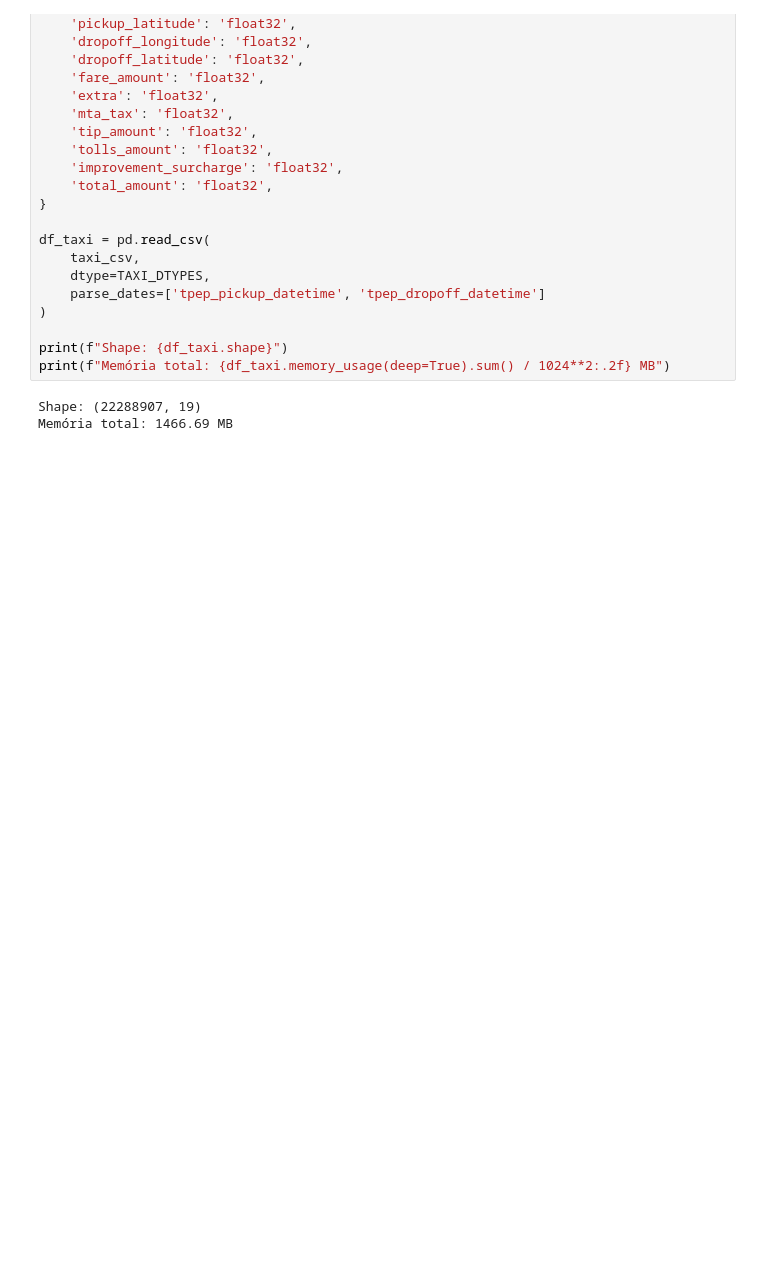
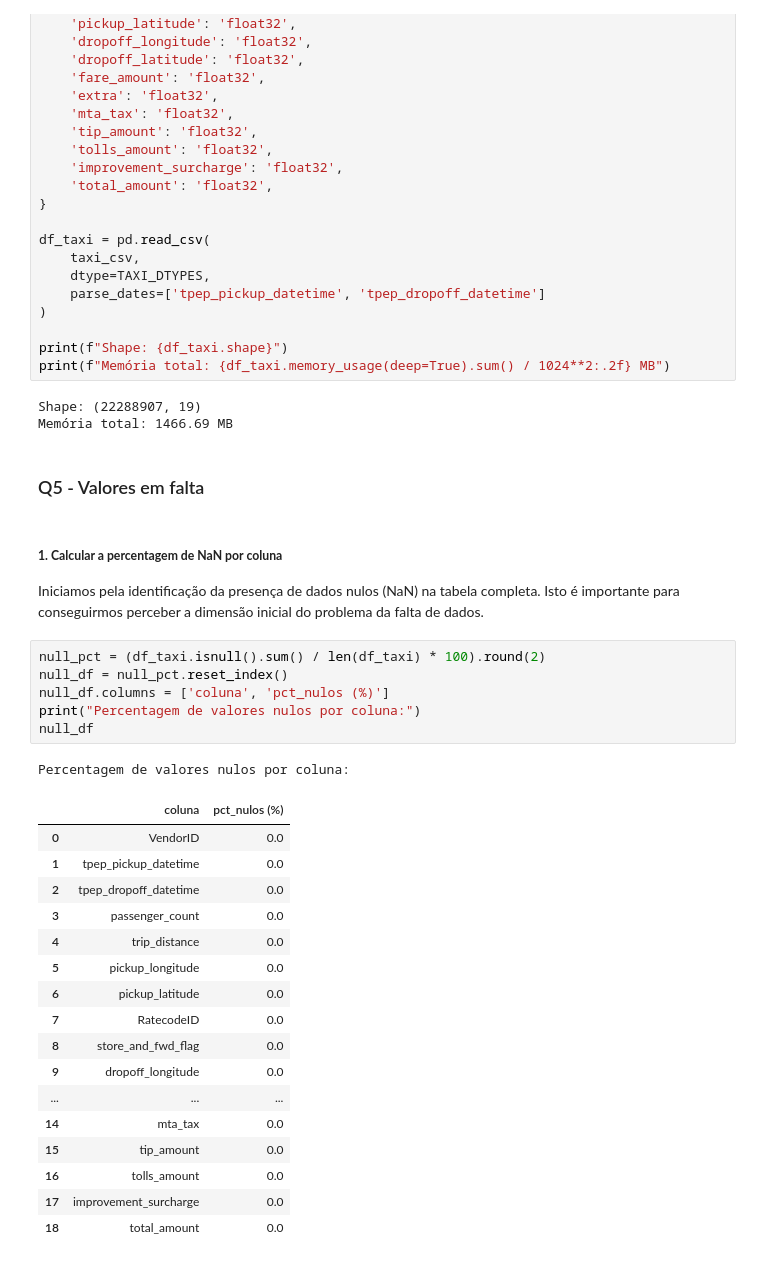
Before and after one commit to Tiago-Riscado/Cinecia_Dados_PROJ2, a Jupyter notebook: src/notebook.ipynb, the cells around one changed output. Drawn from its saved outputs; the diff is of its cells as text; blank space fills up the shorter version.

```diff
--- a/src/notebook.ipynb
+++ b/src/notebook.ipynb
@@ -517,3 +517,33 @@ print(f"Memória total: {df_taxi.memory_usage(deep=True).sum() / 1024**2:.2f} MB
 # %% [output]
 Shape: (22288907, 19)
 Memória total: 1466.69 MB
+# %% [markdown]
+### Q5 - Valores em falta
+# %% [markdown]
+#####  **1. Calcular a percentagem de NaN por coluna**
+Iniciamos pela identificação da presença de dados nulos (NaN) na tabela completa. Isto é importante para conseguirmos perceber a dimensão inicial do problema da falta de dados.
+# %%
+null_pct = (df_taxi.isnull().sum() / len(df_taxi) * 100).round(2)
+null_df = null_pct.reset_index()
+null_df.columns = ['coluna', 'pct_nulos (%)']
+print("Percentagem de valores nulos por coluna:")
+null_df
+# %% [output]
+Percentagem de valores nulos por coluna:
+|  | coluna | pct_nulos (%) |
+| 0 | VendorID | 0.0 |
+| 1 | tpep_pickup_datetime | 0.0 |
+| 2 | tpep_dropoff_datetime | 0.0 |
+| 3 | passenger_count | 0.0 |
+| 4 | trip_distance | 0.0 |
+| 5 | pickup_longitude | 0.0 |
+| 6 | pickup_latitude | 0.0 |
+| 7 | RatecodeID | 0.0 |
+| 8 | store_and_fwd_flag | 0.0 |
+| 9 | dropoff_longitude | 0.0 |
+| ... | ... | ... |
+| 14 | mta_tax | 0.0 |
+| 15 | tip_amount | 0.0 |
+| 16 | tolls_amount | 0.0 |
+| 17 | improvement_surcharge | 0.0 |
+| 18 | total_amount | 0.0 |
```
Also changed, not shown: parts of 5 cells of this notebook.
